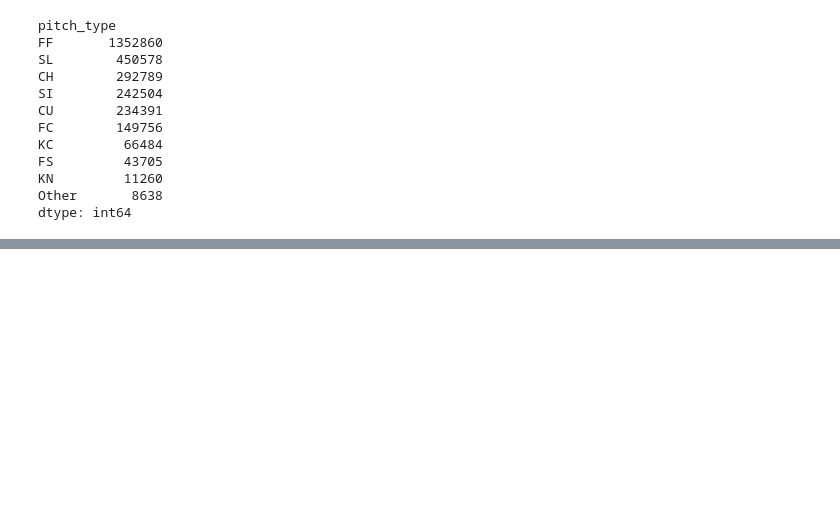
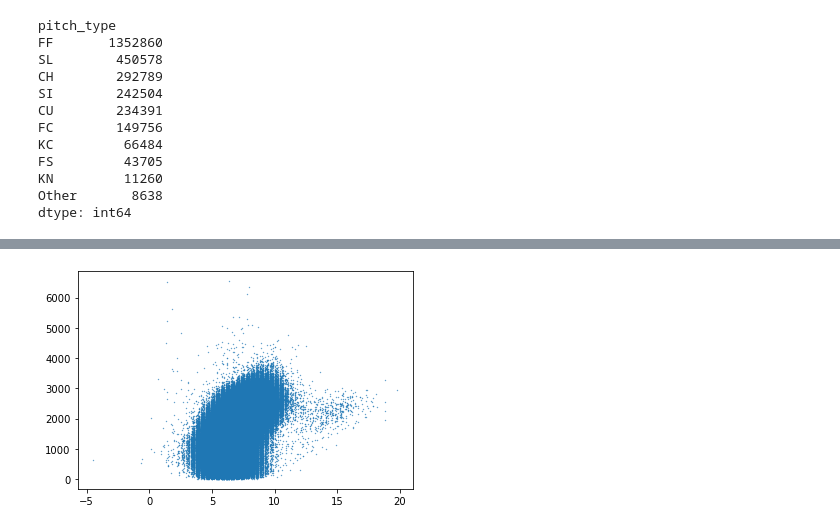
Before and after one commit to zsomborh/analyse_baseball_matches, a Jupyter notebook: Term_Proj_Coding_3_Baseball.ipynb, the cells around one changed output, grey strips where cells are left out. Drawn from its saved outputs; the diff is of its cells as text; code cells hidden in the pictures; blank space fills up the shorter version.

```diff
--- a/Term_Proj_Coding_3_Baseball.ipynb
+++ b/Term_Proj_Coding_3_Baseball.ipynb
@@ -260,2 +302,3 @@ dtype: int64
 # %%
-df.groupby(['g_id','b_count','s_count','outs','pitch_type']).mean()
+df_grouped = df.groupby(['g_id','b_count','s_count','outs','inning','wind','weather','venue_name','pitch_type']).mean().reset_index()
+from scipy.stats import pearsonr
@@ -276,0 +352,9 @@ df.groupby(['g_id','b_count','s_count','outs','pitch_type']).mean()
+# %%
+df_grouped['speed_drop'] = df_grouped['start_speed'] - df_grouped['end_speed']
+#df_grouped.hist('speed_drop')
+#round(pearsonr(df_grouped['speed_drop'], df_grouped['spin_rate'])[0],4)
+
+plt.scatter(df_grouped['speed_drop'], df_grouped['spin_rate'], s= 0.1)
+plt.show()
+# %% [output]
+[figure, added]
```
Also changed, not shown: parts of 10 cells of this notebook.
